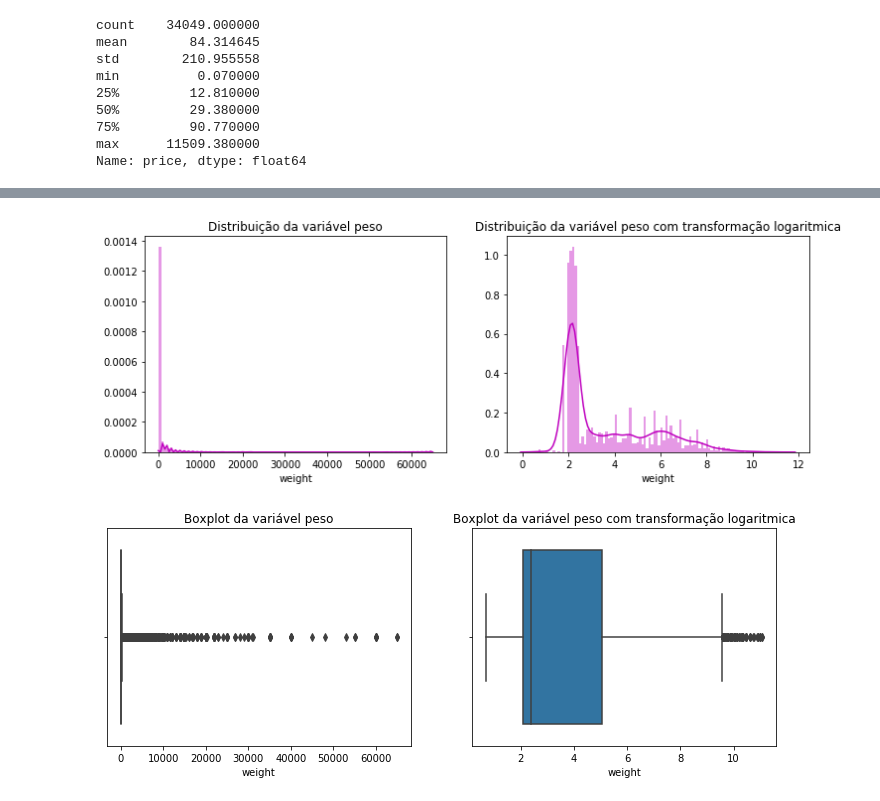
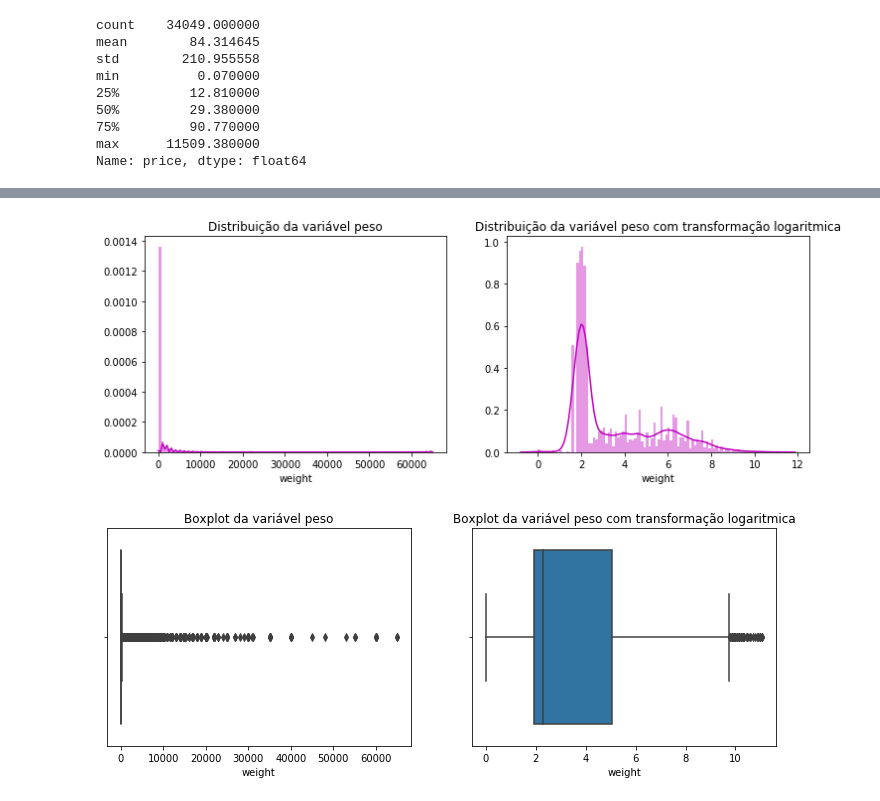
Before and after one commit to natyminski/Teste-Elo-7, a Jupyter notebook: Teste Elo 7.ipynb, the cells around one changed output, grey strips where cells are left out. Saved outputs shown, nothing was run; the diff lists cells and outputs as text; code cells hidden in the pictures.

```diff
--- a/Teste Elo 7.ipynb
+++ b/Teste Elo 7.ipynb
@@ -465,21 +492,21 @@ ax = sns.catplot(x='category', y='price',data=dados, aspect=2, height=3.8)
 # %%
 fig, axs = plt.subplots(1,2, figsize=(12,4))
 sns.distplot(dados['weight'], color='m', bins=100, hist_kws={'alpha': 0.4}, ax=axs[0])
-sns.distplot(np.log1p(dados['weight']), color='m', bins=100, hist_kws={'alpha': 0.4}, ax=axs[1])
+sns.distplot(np.log(dados['weight']), color='m', bins=100, hist_kws={'alpha': 0.4}, ax=axs[1])
 axs[0].set_title('Distribuição da variável peso')
 axs[1].set_title('Distribuição da variável peso com transformação logaritmica')
 plt.show()
 # %% [output]
-[figure, old version]
+[figure, new version]
 # %%
 fig, axs = plt.subplots(1,2, figsize=(12,4))
 sns.boxplot(dados['weight'],ax=axs[0])
-sns.boxplot(np.log1p(dados['weight']),ax=axs[1])
+sns.boxplot(np.log(dados['weight']),ax=axs[1])
 axs[0].set_title('Boxplot da variável peso')
 axs[1].set_title('Boxplot da variável peso com transformação logaritmica')
 plt.show()
 # %% [output]
-[figure, old version]
+[figure, new version]
 # %%
 ax = sns.catplot(x='category', y='weight',data=dados, aspect=2, height=3.8)
 # %% [output]
```
Also changed, not shown: parts of 33 cells of this notebook.
